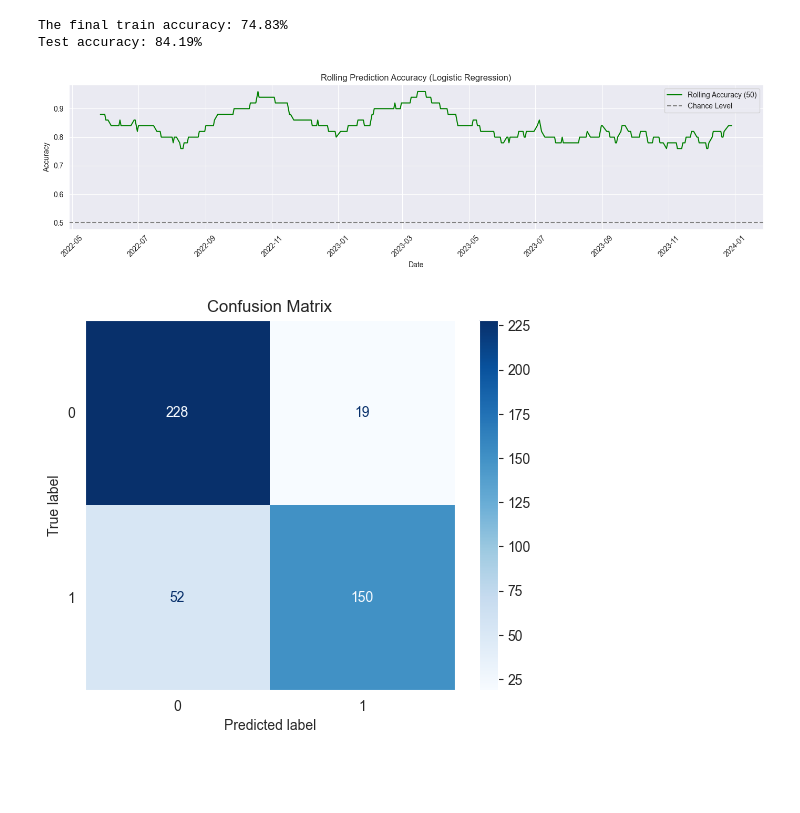
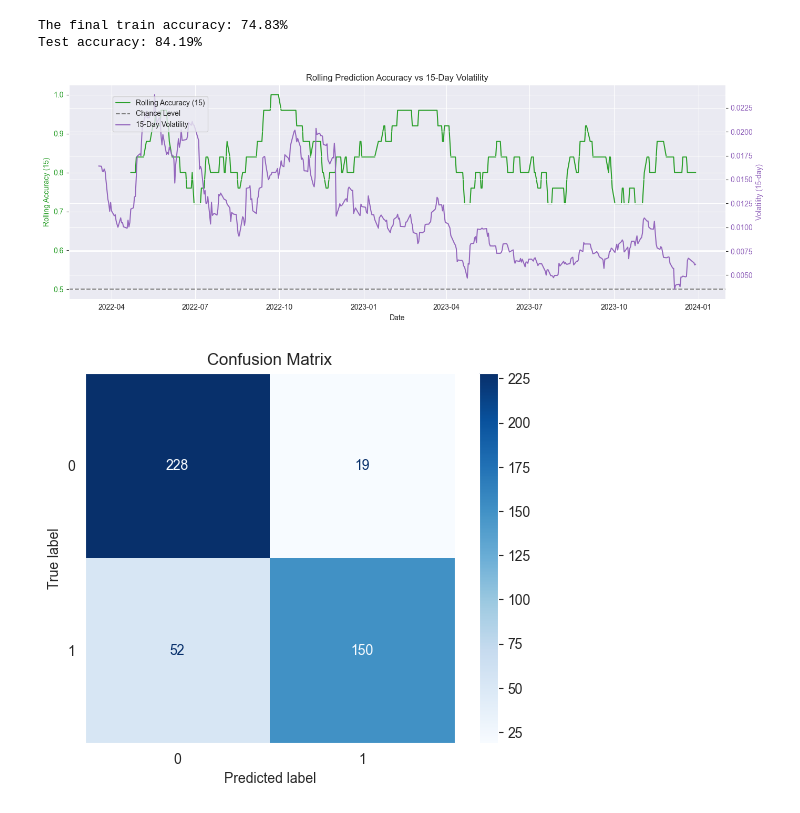
Before and after one commit to eliashuber2401/Machine-Learning-Project-Finance, a Jupyter notebook: Project main/Predictor - copy.ipynb, the cells around one changed output. Drawn from its saved outputs; the diff is of its cells as text; code cells hidden in the pictures; blank space fills up the shorter version.

Commit message:
high vola vs low vola plots

```diff
--- a/Project main/Predictor - copy.ipynb
+++ b/Project main/Predictor - copy.ipynb
@@ -208,46 +222,73 @@ print(f'Test accuracy: {accuracy_reg(model_regression.decision_function(X_test),
 The final train accuracy: 74.83%
 Test accuracy: 84.19%
 # %%
-# --- Rolling window accuracy plot (with real dates) ---
 model_regression, metrics_history, X_test, Y_test, X_full, df = joblib.load("regression_model_outputs.pkl")
-# Extract aligned dates from original df
+
+# Ensure Date column exists
+if 'Date' not in df.columns and df.index.name == 'Date':
+    df = df.reset_index()
+
+# Prepare indicators and labels
 df_copy = df.copy()
 df_copy['Trend'] = df_copy['Close'].rolling(window=5).mean().shift(-1) > df_copy['Close']
 df_copy['Target_01'] = np.where(df_copy['Trend'], 1, 0)
 df_copy['Target_-1'] = np.where(df_copy['Trend'], 1, -1)
 df_copy = compute_technical_indicators(df_copy, 3, 14)
-df_copy = df_copy.reset_index()
+df_copy = df_copy.reset_index(drop=True)
 df_copy.dropna(inplace=True)
 
-# Use same logic to align Date with test set
-date_series = df_copy['Date'].iloc[-len(X):].values
-split_idx = int(len(X) * 0.8)
+# Align dates with model input
+date_series = df_copy['Date'].iloc[-len(X_full):].values
+split_idx = int(len(X_full) * 0.8)
 test_dates = date_series[split_idx:]
 
-# Predictions
+# Model predictions
 Y_pred = model_regression(X_test)
+Y_pred_labels = (Y_pred > 0.5).astype(int).flatten()
+Y_true_labels = Y_test.flatten()
+
+# Accuracy computation
 results_df = pd.DataFrame({
     'Date': test_dates,
-    'True': Y_test,
-    'Predicted': Y_pred
+    'True': Y_true_labels,
+    'Predicted': Y_pred_labels
 })
 results_df['Correct'] = results_df['True'] == results_df['Predicted']
-results_df['Rolling_Accuracy'] = results_df['Correct'].rolling(window=50).mean()
+results_df['Rolling_Accuracy'] = results_df['Correct'].rolling(window=25).mean()
 
-# Plot
-plt.figure(figsize=(14, 4))
-plt.plot(results_df['Date'], results_df['Rolling_Accuracy'], color='green', label='Rolling Accuracy (50)')
-plt.axhline(0.5, color='gray', linestyle='--', label='Chance Level')
-plt.title('Rolling Prediction Accuracy (Logistic Regression)')
-plt.xlabel('Date')
-plt.ylabel('Accuracy')
+# Volatility computation
+df_copy['Daily_Return'] = df_copy['Close'].pct_change()
+df_copy['Volatility_15d'] = df_copy['Daily_Return'].rolling(window=15).std()
+vol_series = df_copy['Volatility_15d'].iloc[-len(X_full):].values
+vol_test = vol_series[split_idx:]
+
+# --- Combined Plot ---
+fig, ax1 = plt.subplots(figsize=(14, 5))
+
+# Plot Rolling Accuracy
+color1 = 'tab:green'
+ax1.set_xlabel('Date')
+ax1.set_ylabel('Rolling Accuracy (15)', color=color1)
+ax1.plot(test_dates, results_df['Rolling_Accuracy'], color=color1, label='Rolling Accuracy (15)')
+ax1.axhline(0.5, color='gray', linestyle='--', label='Chance Level')
+ax1.tick_params(axis='y', labelcolor=color1)
+
+# Create second y-axis
+ax2 = ax1.twinx()
+color2 = 'tab:purple'
+ax2.set_ylabel('Volatility (15-day)', color=color2)
+ax2.plot(test_dates, vol_test, color=color2, label='15-Day Volatility')
+ax2.tick_params(axis='y', labelcolor=color2)
+
+# Title and layout
+plt.title('Rolling Prediction Accuracy vs 15-Day Volatility')
+fig.tight_layout()
+fig.legend(loc='upper left', bbox_to_anchor=(0.1, 0.9))
 plt.xticks(rotation=45)
-plt.legend()
 plt.grid(True)
-plt.tight_layout()
 plt.show()
 # %% [output]
-[figure, old version]
+[figure, new version]
 # %%
 model_regression, metrics_history, X_test, Y_test, X_full, df = joblib.load("regression_model_outputs.pkl")
 y_pred = model_regression(X_test)
```
Also changed, not shown: parts of 3 cells of this notebook.
